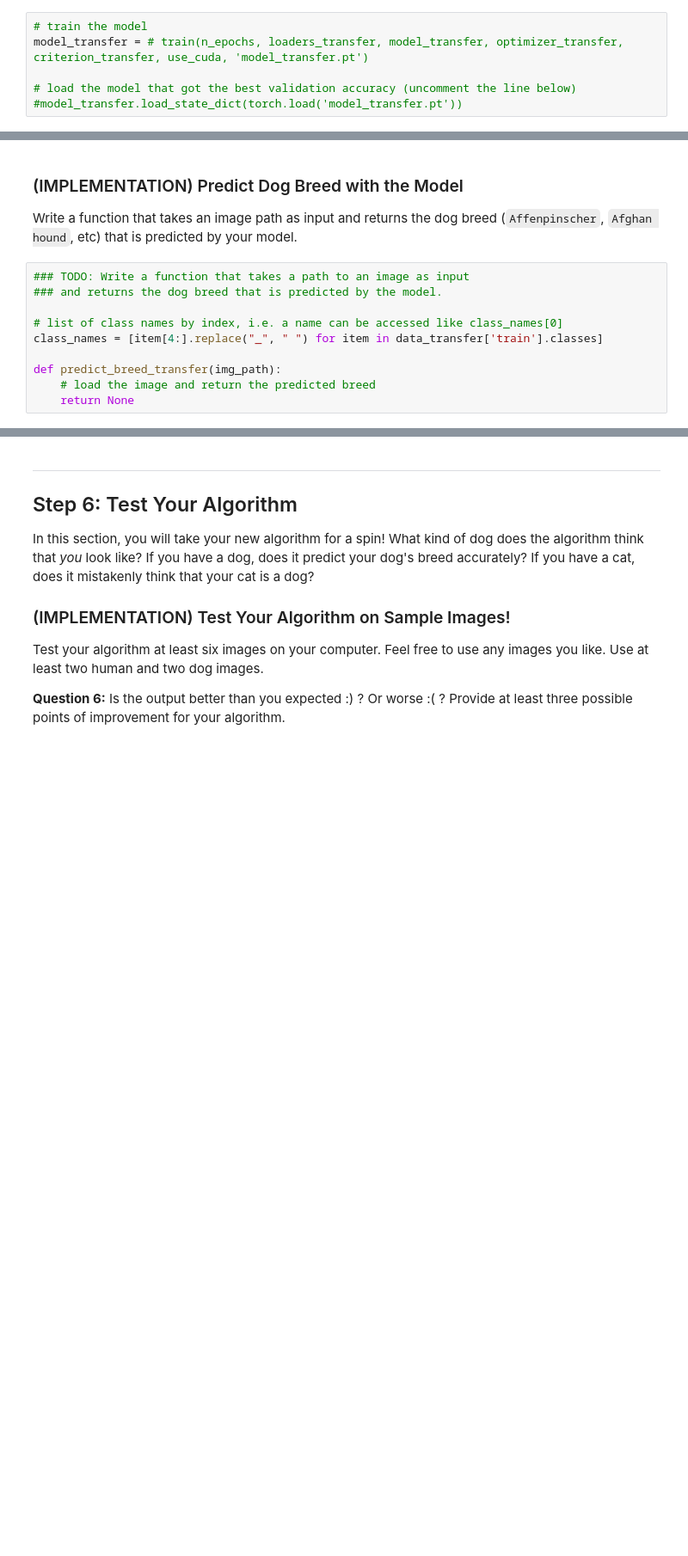
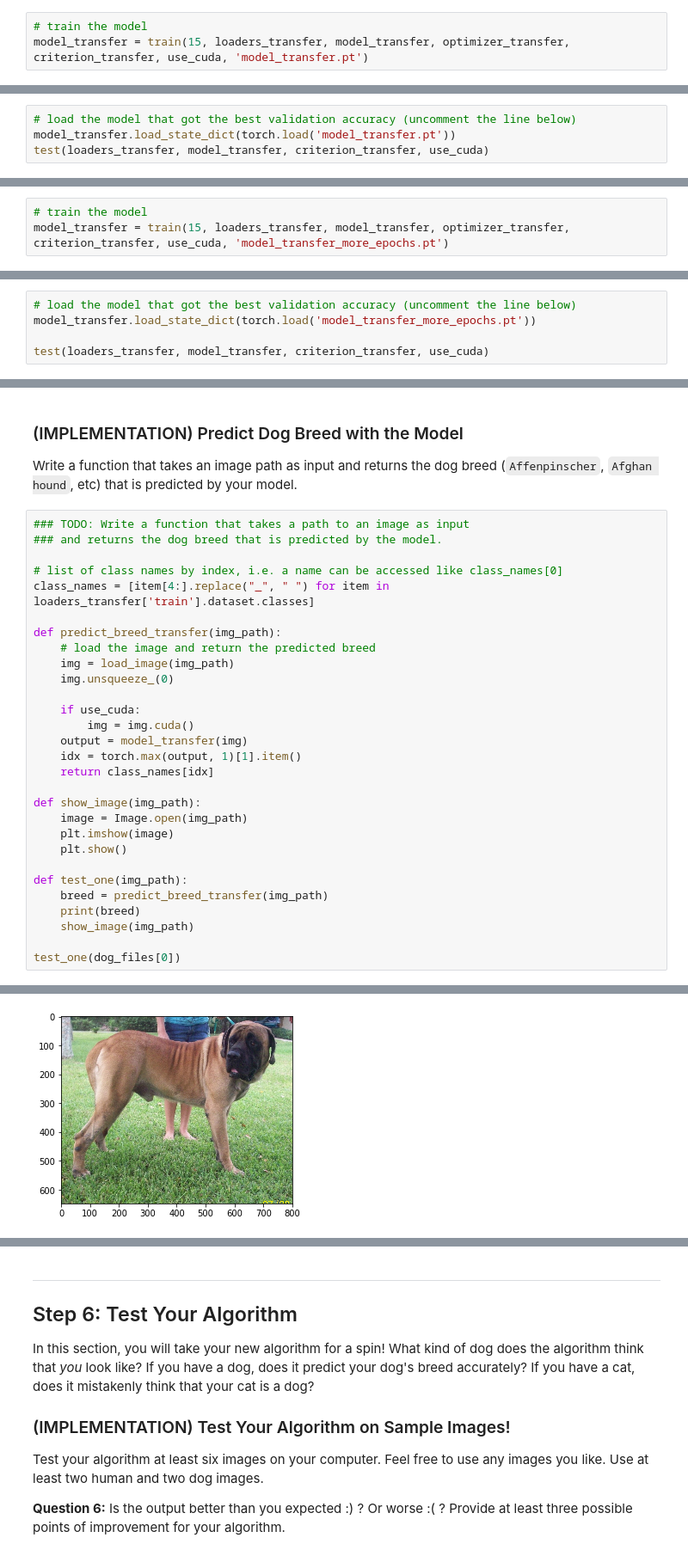
Before and after one commit to phongvis/nano-cnn, a Jupyter notebook: project-dog-classification/dog_app.ipynb, the cells around one changed output, grey strips where cells are left out. Shown at 86% size. Drawn from its saved outputs; the diff is of its cells as text; blank space fills up the shorter version.

```diff
--- a/project-dog-classification/dog_app.ipynb
+++ b/project-dog-classification/dog_app.ipynb
@@ -454,7 +638,4 @@ optimizer_transfer = None
 Train and validate your model in the code cell below.  [Save the final model parameters](http://pytorch.org/docs/master/notes/serialization.html) at filepath `'model_transfer.pt'`.
 # %%
 # train the model
-model_transfer = # train(n_epochs, loaders_transfer, model_transfer, optimizer_transfer, criterion_transfer, use_cuda, 'model_transfer.pt')
-
-# load the model that got the best validation accuracy (uncomment the line below)
-#model_transfer.load_state_dict(torch.load('model_transfer.pt'))
+model_transfer = train(15, loaders_transfer, model_transfer, optimizer_transfer, criterion_transfer, use_cuda, 'model_transfer.pt')
@@ -466,0 +664,4 @@ test(loaders_transfer, model_transfer, criterion_transfer, use_cuda)
+# %%
+# load the model that got the best validation accuracy (uncomment the line below)
+model_transfer.load_state_dict(torch.load('model_transfer.pt'))
+test(loaders_transfer, model_transfer, criterion_transfer, use_cuda)
@@ -466,0 +675,3 @@ test(loaders_transfer, model_transfer, criterion_transfer, use_cuda)
+# %%
+# train the model
+model_transfer = train(15, loaders_transfer, model_transfer, optimizer_transfer, criterion_transfer, use_cuda, 'model_transfer_more_epochs.pt')
@@ -466,0 +696,5 @@ test(loaders_transfer, model_transfer, criterion_transfer, use_cuda)
+# %%
+# load the model that got the best validation accuracy (uncomment the line below)
+model_transfer.load_state_dict(torch.load('model_transfer_more_epochs.pt'))
+
+test(loaders_transfer, model_transfer, criterion_transfer, use_cuda)
@@ -473,8 +714,28 @@ Write a function that takes an image path as input and returns the dog breed (`A
 ### and returns the dog breed that is predicted by the model.
 
 # list of class names by index, i.e. a name can be accessed like class_names[0]
-class_names = [item[4:].replace("_", " ") for item in data_transfer['train'].classes]
+class_names = [item[4:].replace("_", " ") for item in loaders_transfer['train'].dataset.classes]
 
 def predict_breed_transfer(img_path):
     # load the image and return the predicted breed
-    return None
+    img = load_image(img_path)
+    img.unsqueeze_(0)
+
+    if use_cuda:
+        img = img.cuda()
+    output = model_transfer(img)
+    idx = torch.max(output, 1)[1].item()
+    return class_names[idx]
+
+def show_image(img_path):
+    image = Image.open(img_path)
+    plt.imshow(image)
+    plt.show()
+
+def test_one(img_path):
+    breed = predict_breed_transfer(img_path)
+    print(breed)
+    show_image(img_path)
+
+test_one(dog_files[0])
+# %% [output]
@@ -481,3 +743,4 @@ def predict_breed_transfer(img_path):
+[figure, added]
 # %% [markdown]
 ---
 <a id='step5'></a>
```
Also changed, not shown: parts of 52 cells of this notebook, 2 other files.
